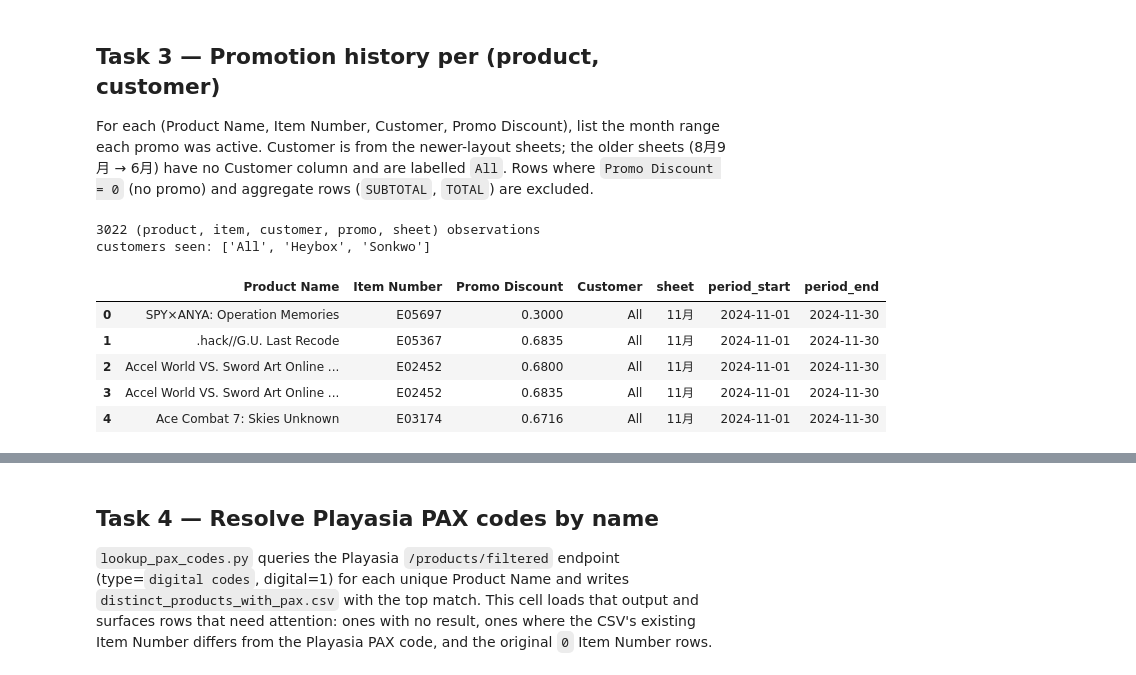
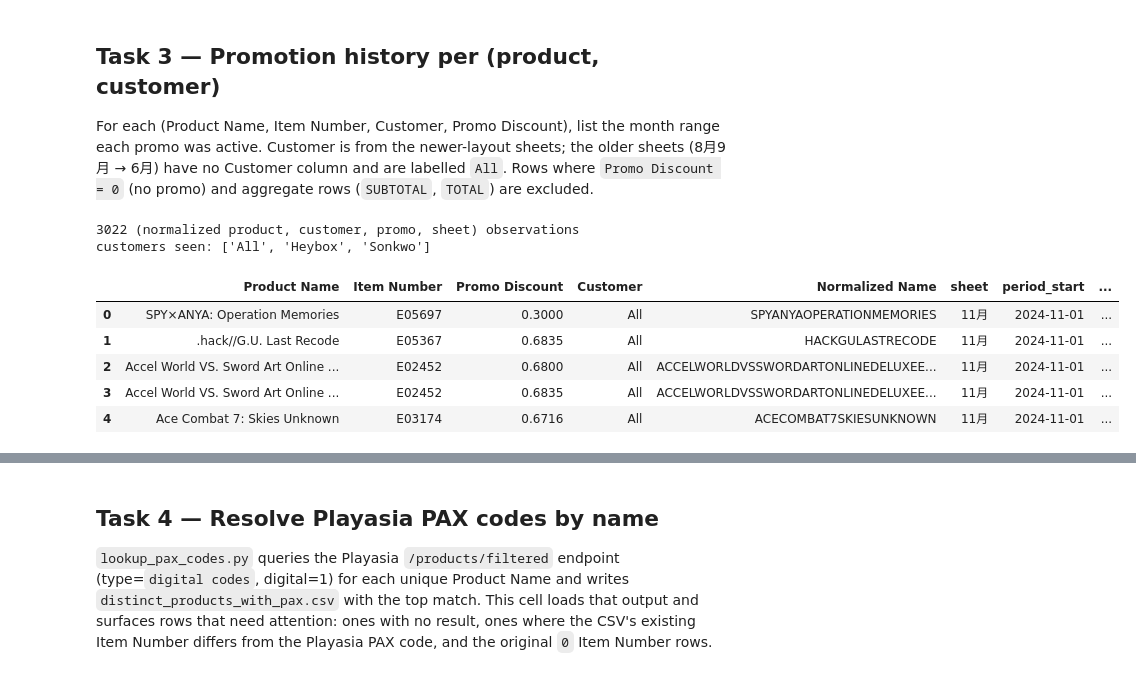
Before and after one commit to christopher-drews/bandai-data-analysis, a Jupyter notebook: royalty_analysis.ipynb, the cells around one changed output, grey strips where cells are left out. Drawn from its saved outputs; the diff is of its cells as text; code cells hidden in the pictures.

```diff
--- a/royalty_analysis.ipynb
+++ b/royalty_analysis.ipynb
@@ -11,6 +11,20 @@ from pathlib import Path
 WORKBOOK = Path("BNEPA_Royalty_Report_MAY2026_LV.xlsx")
 SKIP_SHEETS = {"New template", "銷售庫存統計總表"}
 HEADER_SCAN_DEPTH = 12  # rows scanned for the 'Product Name' header
+
+
+def normalize_name(name: object) -> str:
+    """Canonical key for a product name.
+
+    Strips trademark / registered / copyright marks first, then drops every
+    non-alphanumeric code point and uppercases. NaN / None / non-str → "".
+    Single source of truth — reused by Task 1 (distinct products) and the
+    SRP / promo histories.
+    """
+    if not isinstance(name, str):
+        return ""
+    s = name.replace("™", "").replace("®", "").replace("©", "")
+    return "".join(c for c in s if c.isalnum()).upper()
 # %%
 def find_header_row(path: Path, sheet: str, depth: int = HEADER_SCAN_DEPTH) -> int:
     """Return the 0-indexed row that contains the 'Product Name' header."""
@@ -172,6 +198,8 @@ for sheet in sheet_order:
     sub["Product Name"] = sub["Product Name"].astype(str).str.strip()
     sub["Item Number"] = sub["Item Number"].astype(str).str.strip()
     sub = sub[(sub["Product Name"] != "") & (sub["Item Number"] != "")]
+    sub["Normalized Name"] = sub["Product Name"].map(normalize_name)
+    sub = sub[sub["Normalized Name"] != ""]
     sub["SRP (CNY)"] = pd.to_numeric(sub["SRP (CNY)"], errors="coerce")
     sub = sub.dropna(subset=["SRP (CNY)"])
     sub["sheet"] = sheet
@@ -181,11 +209,19 @@ for sheet in sheet_order:
 
 srp_long = pd.concat(srp_parts, ignore_index=True)
 
-# Within a single sheet a product can appear multiple times (per Customer); keep the modal SRP.
+# Within a single sheet a normalized product can appear on multiple rows
+# (different Customer values or trivially different name variants). Keep the
+# modal SRP and the display Product Name from the alphabetically-first variant.
 srp_long = (
-    srp_long.groupby(["Product Name", "Item Number", "sheet", "period_start", "period_end"], as_index=False)
-    ["SRP (CNY)"].agg(lambda s: s.mode().iloc[0])
+    srp_long.groupby(
+        ["Normalized Name", "sheet", "period_start", "period_end"], as_index=False
+    ).agg(
+        **{
+            "Product Name": ("Product Name", "first"),
+            "SRP (CNY)": ("SRP (CNY)", lambda s: s.mode().iloc[0]),
+        }
+    )
 )
-print(f"{len(srp_long)} (product, item, sheet) SRP observations")
+print(f"{len(srp_long)} (normalized product, sheet) SRP observations")
 srp_long.head()
 # %% [output]
@@ -289,42 +333,44 @@ for sheet in sheet_order:
     keep = [pn, inum, promo] + ([cust] if cust else [])
     sub = df[keep].copy()
     rename = {pn: "Product Name", inum: "Item Number", promo: "Promo Discount"}
     if cust:
         rename[cust] = "Customer"
     sub = sub.rename(columns=rename)
     if "Customer" not in sub.columns:
         sub["Customer"] = "All"
 
     sub = sub.dropna(subset=["Product Name", "Item Number", "Promo Discount"], how="any")
     sub["Product Name"] = sub["Product Name"].astype(str).str.strip()
     sub["Item Number"] = sub["Item Number"].astype(str).str.strip()
     sub["Customer"] = sub["Customer"].fillna("All").astype(str).str.strip()
     sub = sub[(sub["Product Name"] != "") & (sub["Item Number"] != "")]
+    sub["Normalized Name"] = sub["Product Name"].map(normalize_name)
+    sub = sub[sub["Normalized Name"] != ""]
     sub = sub[~sub["Customer"].str.upper().isin(AGGREGATE_CUSTOMERS)]
     sub["Promo Discount"] = pd.to_numeric(sub["Promo Discount"], errors="coerce")
     sub = sub.dropna(subset=["Promo Discount"])
     sub = sub[sub["Promo Discount"] > 0]
     if sub.empty:
         continue
-    sub = sub.drop_duplicates(subset=["Product Name", "Item Number", "Customer", "Promo Discount"])
+    sub = sub.drop_duplicates(subset=["Normalized Name", "Customer", "Promo Discount"])
     sub["sheet"] = sheet
     sub["period_start"] = sheet_periods[sheet][0]
     sub["period_end"] = sheet_periods[sheet][1]
     promo_parts.append(sub)
 
 promo_long = pd.concat(promo_parts, ignore_index=True)
-print(f"{len(promo_long)} (product, item, customer, promo, sheet) observations")
+print(f"{len(promo_long)} (normalized product, customer, promo, sheet) observations")
 print("customers seen:", sorted(promo_long["Customer"].unique()))
 promo_long.head()
 # %% [output]
-3022 (product, item, customer, promo, sheet) observations
+3022 (normalized product, customer, promo, sheet) observations
 customers seen: ['All', 'Heybox', 'Sonkwo']
-|  | Product Name | Item Number | Promo Discount | Customer | sheet | period_start | period_end |
-| 0 | SPY×ANYA: Operation Memories | E05697 | 0.3000 | All | 11月 | 2024-11-01 | 2024-11-30 |
-| 1 | .hack//G.U. Last Recode | E05367 | 0.6835 | All | 11月 | 2024-11-01 | 2024-11-30 |
-| 2 | Accel World VS. Sword Art Online ... | E02452 | 0.6800 | All | 11月 | 2024-11-01 | 2024-11-30 |
-| 3 | Accel World VS. Sword Art Online ... | E02452 | 0.6835 | All | 11月 | 2024-11-01 | 2024-11-30 |
-| 4 | Ace Combat 7: Skies Unknown | E03174 | 0.6716 | All | 11月 | 2024-11-01 | 2024-11-30 |
+|  | Product Name | Item Number | Promo Discount | Customer | Normalized Name | sheet | period_start | ... |
+| 0 | SPY×ANYA: Operation Memories | E05697 | 0.3000 | All | SPYANYAOPERATIONMEMORIES | 11月 | 2024-11-01 | ... |
+| 1 | .hack//G.U. Last Recode | E05367 | 0.6835 | All | HACKGULASTRECODE | 11月 | 2024-11-01 | ... |
+| 2 | Accel World VS. Sword Art Online ... | E02452 | 0.6800 | All | ACCELWORLDVSSWORDARTONLINEDELUXEE... | 11月 | 2024-11-01 | ... |
+| 3 | Accel World VS. Sword Art Online ... | E02452 | 0.6835 | All | ACCELWORLDVSSWORDARTONLINEDELUXEE... | 11月 | 2024-11-01 | ... |
+| 4 | Ace Combat 7: Skies Unknown | E03174 | 0.6716 | All | ACECOMBAT7SKIESUNKNOWN | 11月 | 2024-11-01 | ... |
 # %%
 promo_long["_idx"] = promo_long["sheet"].map(sheet_idx)
 promo_long = promo_long.sort_values(
```
Also changed, not shown: parts of 8 cells of this notebook, 3 other files.
